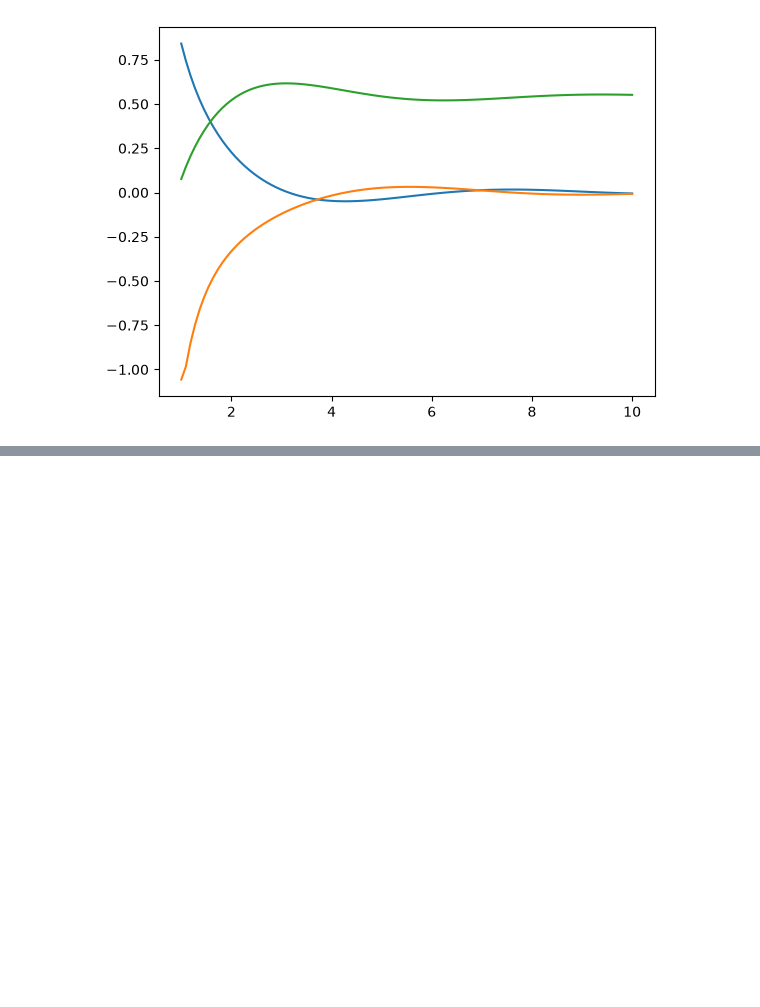
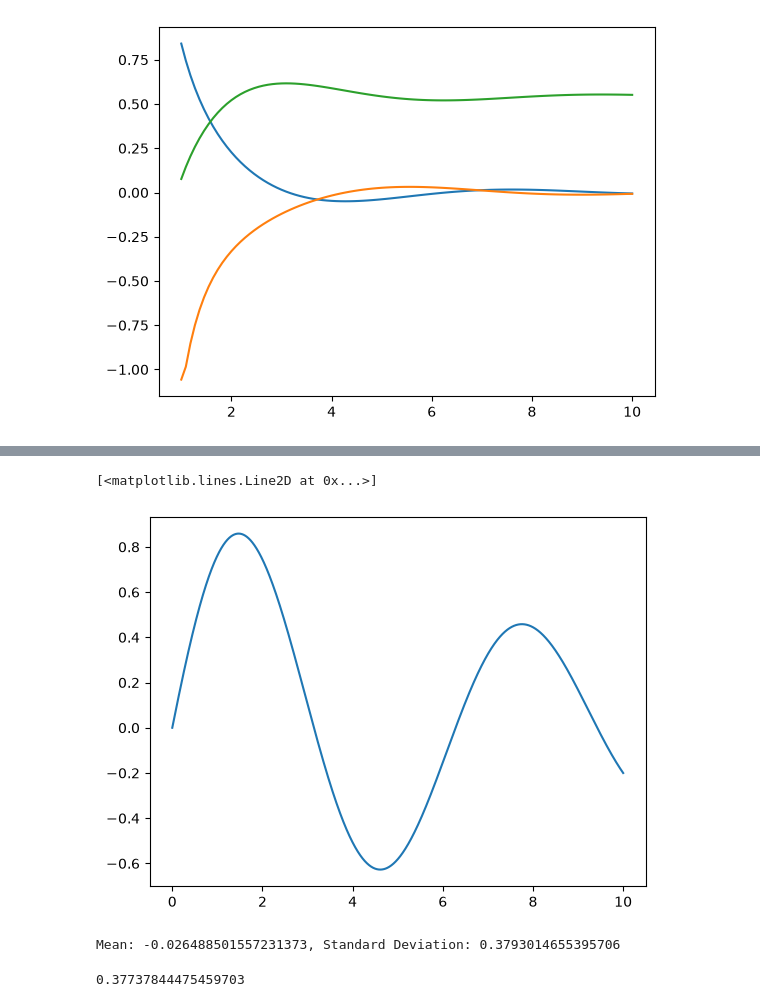
Before and after one commit to mohaimenmahi/scientific-python, a Jupyter notebook: numpy/essentials.ipynb, the cells around one changed output, grey strips where cells are left out. Cells and saved outputs as stored; diff of their text form; code cells hidden in the pictures; blank space fills up the shorter version.

```diff
--- a/numpy/essentials.ipynb
+++ b/numpy/essentials.ipynb
@@ -206,0 +218,22 @@ plt.plot(x, y_intg)
+# %%
+# 1
+x = np.linspace(0, 10, 10000+1)
+y = np.exp(-x/10) * np.sin(x)
+plt.plot(x, y)
+# %% [output]
+[<matplotlib.lines.Line2D at 0x...>]
+[figure, added]
+# %%
+# 2
+y_range = y[(x>=4)*(y<=7)]
+mean = np.mean(y_range)
+sd = np.std(y_range)
+print(f"Mean: {mean}, Standard Deviation: {sd}")
+# %% [output]
+Mean: -0.026488501557231373, Standard Deviation: 0.3793014655395706
+# %%
+# 3
+y_m = np.percentile(y_range, 80)
+print(y_m)
+# %% [output]
+0.37737844475459703
```
Also changed, not shown: parts of 3 cells of this notebook.
